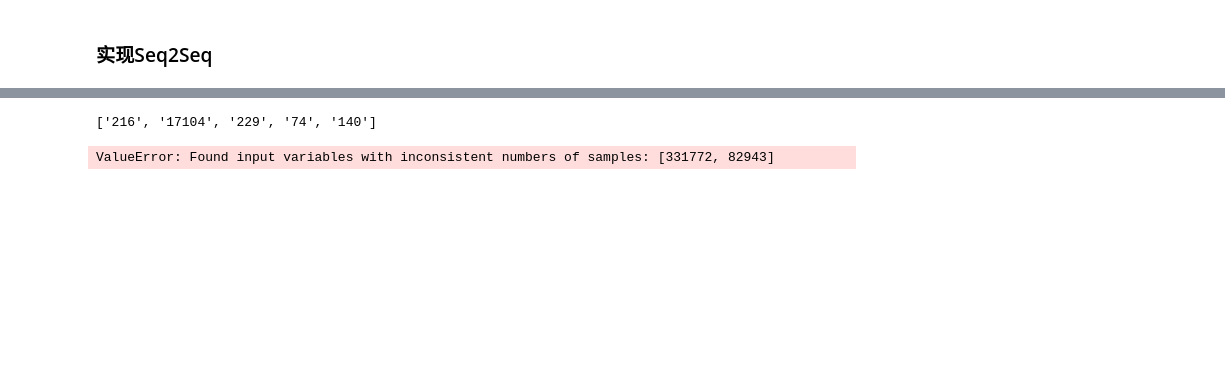
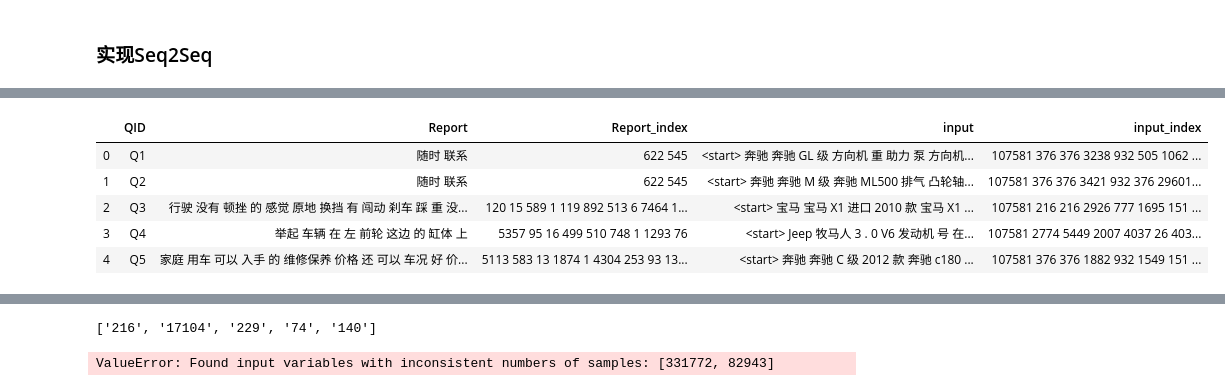
Before and after one commit to leehour/CarDialogSummary, a Jupyter notebook: Project1.ipynb, the cells around one changed output, grey strips where cells are left out. Cells and saved outputs as stored; diff of their text form; code cells hidden in the pictures; blank space fills up the shorter version.

```diff
--- a/Project1.ipynb
+++ b/Project1.ipynb
@@ -312,6 +321,5 @@ df_index.head()
 # %%
-def preprocess_sentence_english(w):
-    w = unicode_to_ascii(w.lower().strip())
+def preprocess_word(w):
     w = re.sub(r"([?.!,¿])", r" \1 ", w)
     w = re.sub(r'[" "]+', " ", w)
 
@@ -319,3 +327,7 @@ def preprocess_sentence_english(w):
     # so that the model know when to start and stop predicting.
     w = '<start> ' + w + ' <end>'
     return w
+
+def preprocess_id(w):
+    w = str(len(word2index_dic)) + ' ' + w + ' ' + str(len(word2index_dic) + 1)
+    return w
@@ -324,2 +336,13 @@ def preprocess_sentence_english(w):
+# %%
+#添加<start><end>
+df_index['input'] = df_index['input'].apply(preprocess_word).copy()
+df_index['input_index'] = df_index['input_index'].apply(preprocess_id).copy()
 # %%
-df_index
+df_index.head()
+# %% [output]
+|  | QID | Report | Report_index | input | input_index |
+| 0 | Q1 | 随时 联系 | 622 545 | <start> 奔驰 奔驰 GL 级 方向机 重 助力 泵 方向机... | 107581 376 376 3238 932 505 1062 ... |
+| 1 | Q2 | 随时 联系 | 622 545 | <start> 奔驰 奔驰 M 级 奔驰 ML500 排气 凸轮轴... | 107581 376 376 3421 932 376 29601... |
+| 2 | Q3 | 行驶 没有 顿挫 的 感觉 原地 换挡 有 闯动 刹车 踩 重 没... | 120 15 589 1 119 892 513 6 7464 1... | <start> 宝马 宝马 X1 进口 2010 款 宝马 X1 ... | 107581 216 216 2926 777 1695 151 ... |
+| 3 | Q4 | 举起 车辆 在 左 前轮 这边 的 缸体 上 | 5357 95 16 499 510 748 1 1293 76 | <start> Jeep 牧马人 3 . 0 V6 发动机 号 在... | 107581 2774 5449 2007 4037 26 403... |
+| 4 | Q5 | 家庭 用车 可以 入手 的 维修保养 价格 还 可以 车况 好 价... | 5113 583 13 1874 1 4304 253 93 13... | <start> 奔驰 奔驰 C 级 2012 款 奔驰 c180 ... | 107581 376 376 1882 932 1549 151 ... |
```
Also changed, not shown: parts of 26 cells of this notebook.
